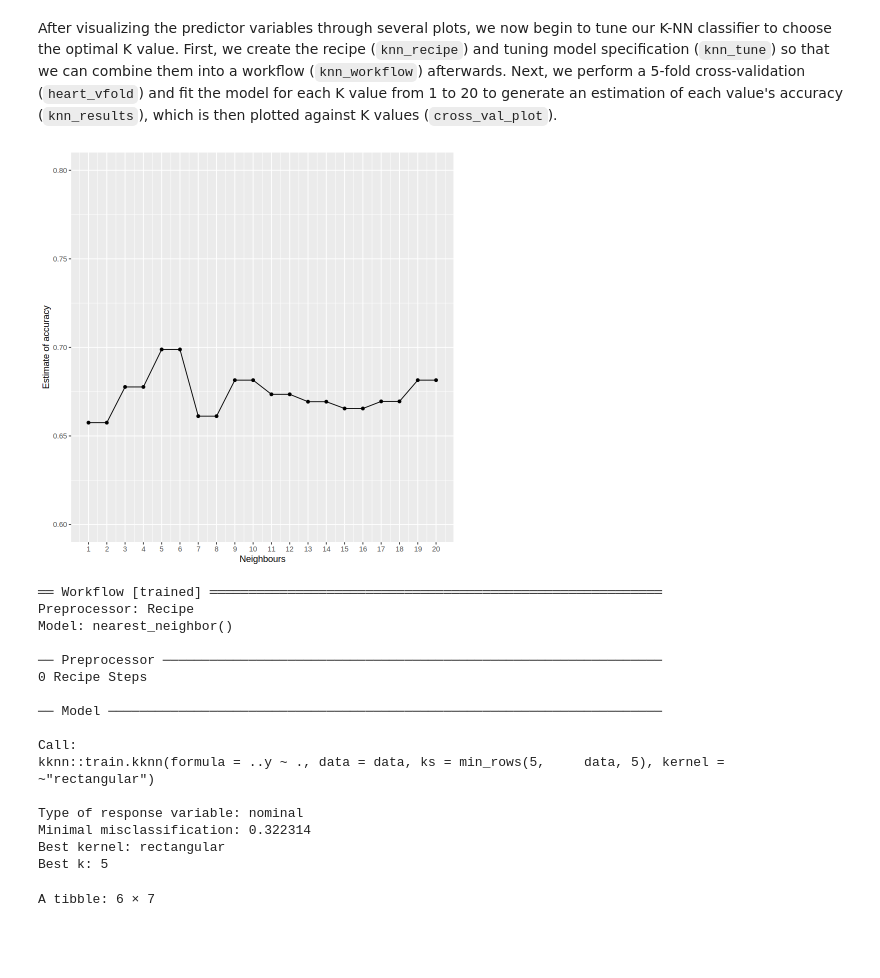
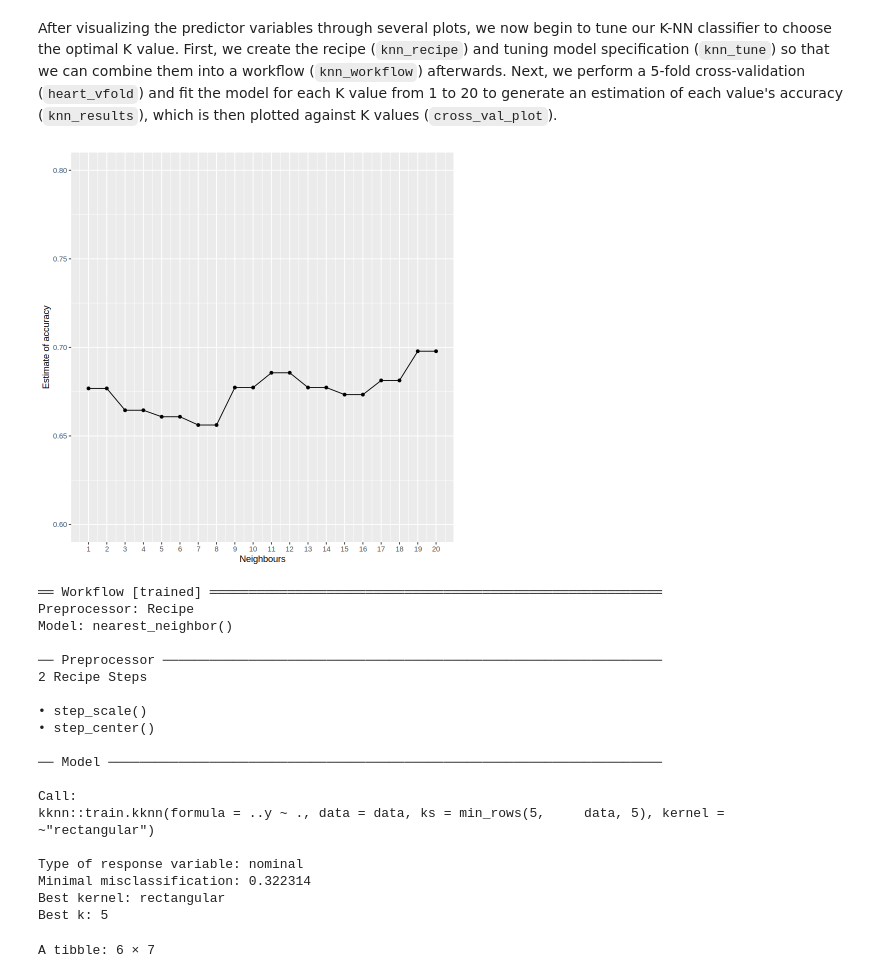
Before and after one commit to altarrok/dsci-100-2023w1-group-44, a Jupyter notebook: report.ipynb, the cells around one changed output. Saved outputs shown, nothing was run; the diff lists cells and outputs as text; code cells hidden in the pictures; blank space fills up the shorter version.

Commit message:
scaled and centered variables in model

```diff
--- a/report.ipynb
+++ b/report.ipynb
@@ -181,7 +181,9 @@ After visualizing the predictor variables through several plots, we now begin to
 # %%
 set.seed(1)
 
-knn_recipe <- recipe(num ~., train_data)
+knn_recipe <- recipe(num ~., train_data) |>
+    step_scale(all_predictors()) |>
+    step_center(all_predictors())
 # should we scale and center here??
 
 knn_tune <- nearest_neighbor(weight_func = "rectangular", neighbors = tune()) |>
@@ -190,34 +192,34 @@ knn_tune <- nearest_neighbor(weight_func = "rectangular", neighbors = tune()) |>
 
 knn_workflow <- workflow() |>
     add_recipe(knn_recipe) |>
     add_model(knn_tune)
 
 heart_vfold <- vfold_cv(train_data, v = 5, strata = num)
 
 k_values <- tibble(neighbors=seq(from = 1, to = 20))
 
 knn_results <- knn_workflow |>
     tune_grid(resamples = heart_vfold, grid = k_values) |>
     collect_metrics()
 
 accuracies <- knn_results |>
     filter(.metric == "accuracy")
 
 cross_val_plot <- accuracies |>
     ggplot(aes(x = neighbors, y = mean)) +
     geom_point() +
     geom_line() +
     labs(x="Neighbours", y="Estimate of accuracy")  +
     scale_x_continuous(breaks = seq(from = 0, to = 20)) +  # adjusting the x-axis
     scale_y_continuous(limits = c(0.6, 0.8)) # adjusting the y-axis
 
 cross_val_plot
 
 # note for justin write about determining K from this graph and how accuracy falls off maybe
 # i updated the check and new k val
 # k = 11
 # %% [output]
-[figure, old version]
+[figure, new version]
 # %%
 # k = 11
 set.seed(1)
@@ -240,7 +242,10 @@ Preprocessor: Recipe
 Model: nearest_neighbor()
 
 ── Preprocessor ────────────────────────────────────────────────────────────────
-0 Recipe Steps
+2 Recipe Steps
+
+• step_scale()
+• step_center()
 
 ── Model ───────────────────────────────────────────────────────────────────────
 
```
